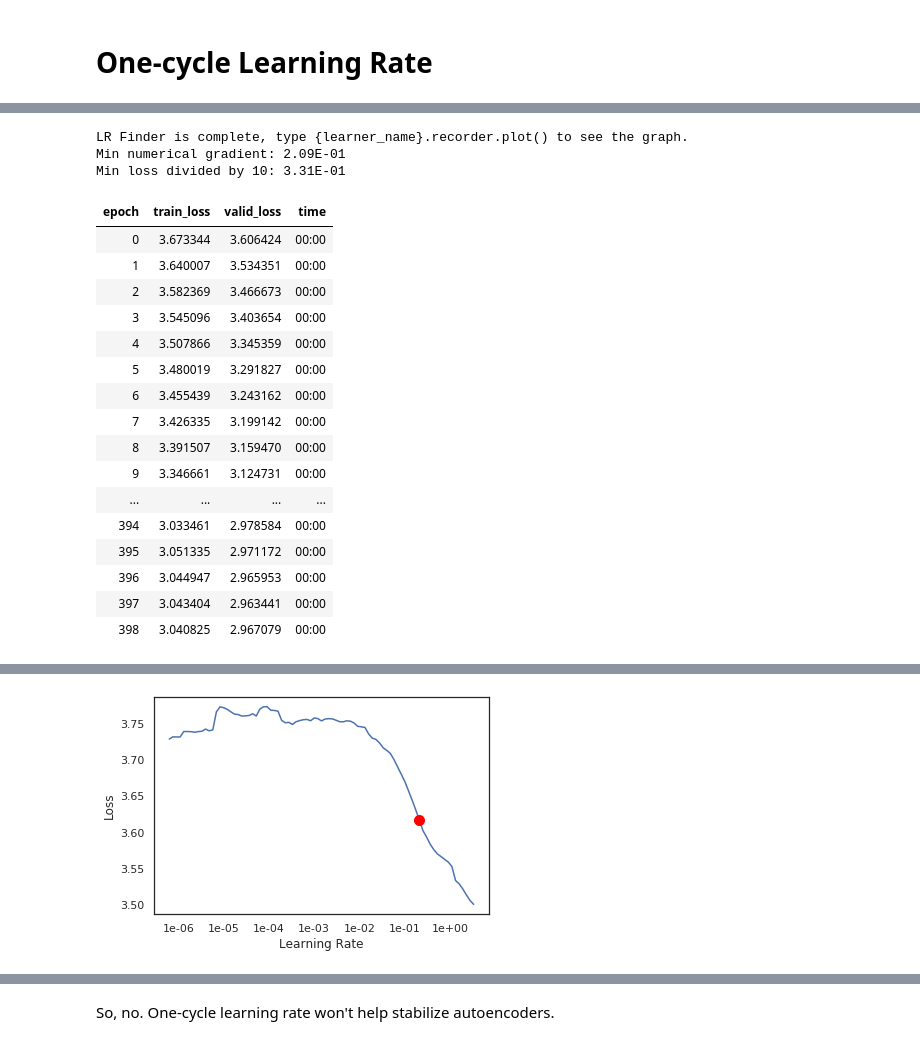
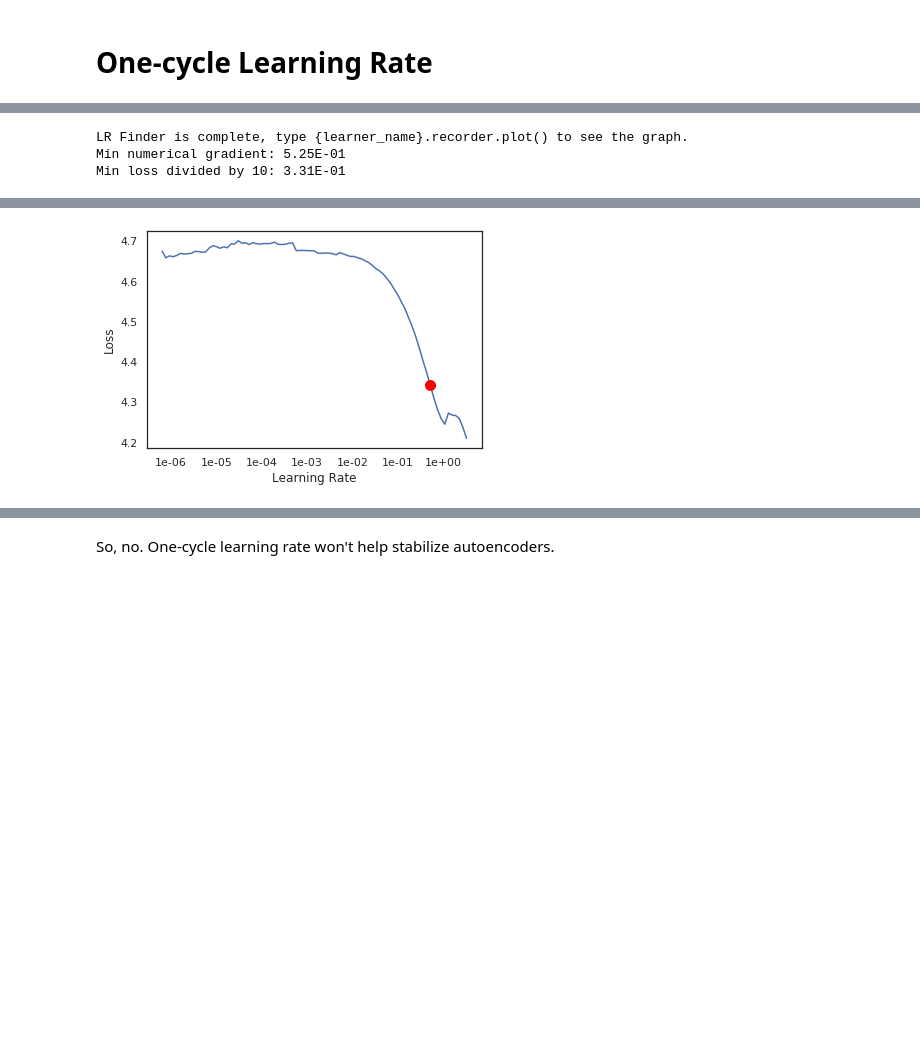
Before and after one commit to thongonary/Thoughts, a Jupyter notebook: Autoencoder.ipynb, the cells around one changed output, grey strips where cells are left out. Drawn from its saved outputs; the diff is of its cells as text; code cells hidden in the pictures; blank space fills up the shorter version.

Commit message:
Update printout

```diff
--- a/Autoencoder.ipynb
+++ b/Autoencoder.ipynb
@@ -810,7 +797,14 @@ class MyModel(nn.Module):
 
 model = MyModel()
 criterion = nn.MSELoss()
-learn = Learner(data = databunch, model = model, loss_func=criterion)
+
+# Suppress printout progress -- FastAI has no easy way to do this
+@dataclass
+class SilenceRecorder(Callback):
+    learn:Learner
+    def __post_init__(self):
+        self.learn.recorder.silent = True
+learn = Learner(data = databunch, model = model, loss_func=criterion, callback_fns=[SilenceRecorder])
 learn.lr_find(start_lr=1e-7, end_lr=10., num_it=100, stop_div=False)
 learn.recorder.plot(suggestion=True)
 min_grad_lr = learn.recorder.min_grad_lr
@@ -818,22 +812,5 @@ learn.fit_one_cycle(500, min_grad_lr)
 # %% [output]
 [interactive output not drawn]
 LR Finder is complete, type {learner_name}.recorder.plot() to see the graph.
-Min numerical gradient: 2.09E-01
+Min numerical gradient: 5.25E-01
 Min loss divided by 10: 3.31E-01
-| epoch | train_loss | valid_loss | time |
-| 0 | 3.673344 | 3.606424 | 00:00 |
-| 1 | 3.640007 | 3.534351 | 00:00 |
-| 2 | 3.582369 | 3.466673 | 00:00 |
-| 3 | 3.545096 | 3.403654 | 00:00 |
-| 4 | 3.507866 | 3.345359 | 00:00 |
-| 5 | 3.480019 | 3.291827 | 00:00 |
-| 6 | 3.455439 | 3.243162 | 00:00 |
-| 7 | 3.426335 | 3.199142 | 00:00 |
-| 8 | 3.391507 | 3.159470 | 00:00 |
-| 9 | 3.346661 | 3.124731 | 00:00 |
-| ... | ... | ... | ... |
-| 394 | 3.033461 | 2.978584 | 00:00 |
-| 395 | 3.051335 | 2.971172 | 00:00 |
-| 396 | 3.044947 | 2.965953 | 00:00 |
-| 397 | 3.043404 | 2.963441 | 00:00 |
-| 398 | 3.040825 | 2.967079 | 00:00 |
@@ -840,4 +818,4 @@ Min loss divided by 10: 3.31E-01
-[figure, old version]
+[figure, new version]
 # %%
 preds, y, losses = learn.get_preds(with_loss=True)
 preds = preds.numpy()
```
Also changed, not shown: parts of 6 cells of this notebook.
